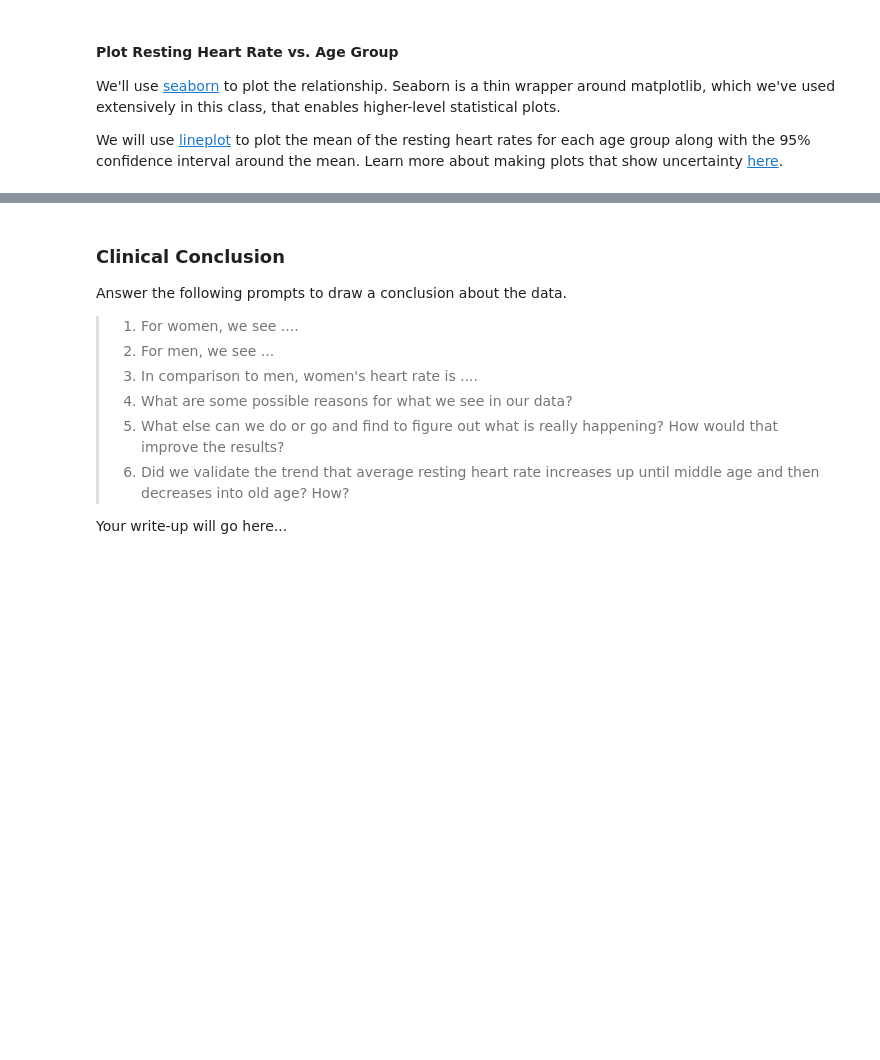
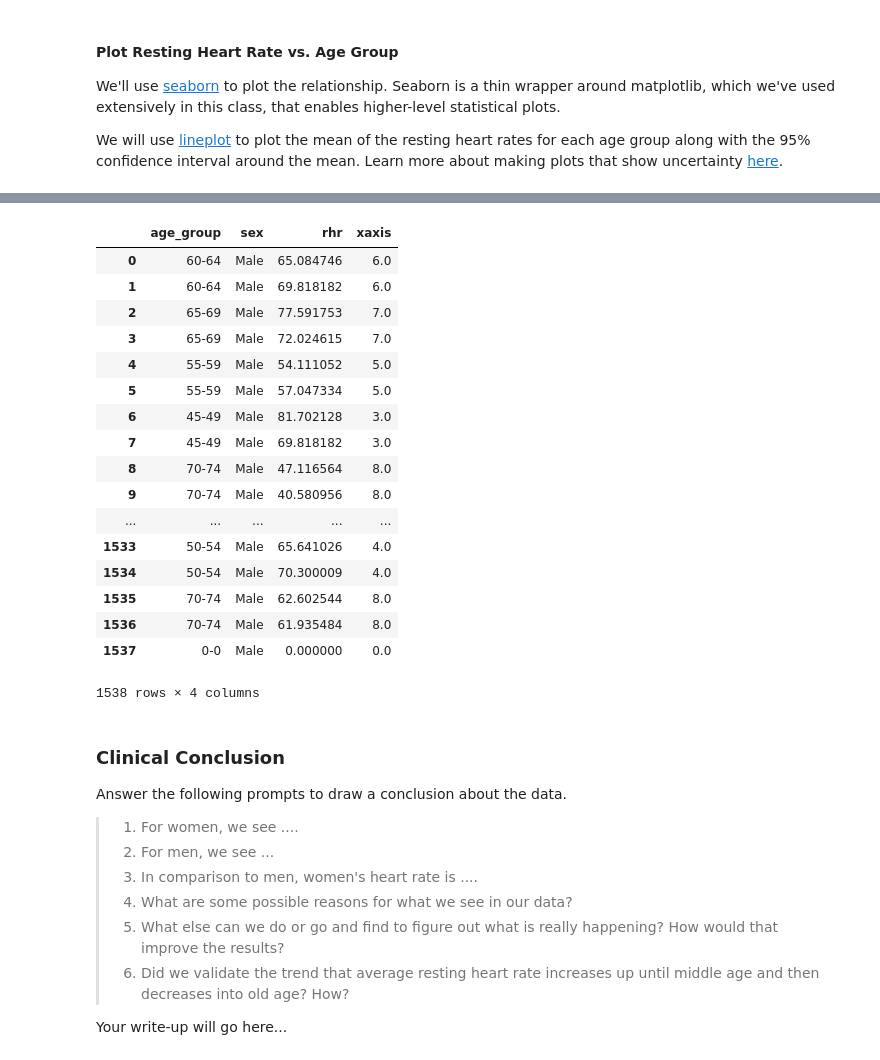
Before and after one commit to ricefields/UdaProject4, a Jupyter notebook: clinical_app_starter.ipynb, the cells around one changed output, grey strips where cells are left out. Saved outputs shown, nothing was run; the diff lists cells and outputs as text; code cells hidden in the pictures; blank space fills up the shorter version.

```diff
--- a/clinical_app_starter.ipynb
+++ b/clinical_app_starter.ipynb
@@ -139,3 +148,24 @@ _ = plt.xticks(np.arange(len(labels)), labels)
+# %%
+df
+# %% [output]
+|  | age_group | sex | rhr | xaxis |
+| 0 | 60-64 | Male | 65.084746 | 6.0 |
+| 1 | 60-64 | Male | 69.818182 | 6.0 |
+| 2 | 65-69 | Male | 77.591753 | 7.0 |
+| 3 | 65-69 | Male | 72.024615 | 7.0 |
+| 4 | 55-59 | Male | 54.111052 | 5.0 |
+| 5 | 55-59 | Male | 57.047334 | 5.0 |
+| 6 | 45-49 | Male | 81.702128 | 3.0 |
+| 7 | 45-49 | Male | 69.818182 | 3.0 |
+| 8 | 70-74 | Male | 47.116564 | 8.0 |
+| 9 | 70-74 | Male | 40.580956 | 8.0 |
+| ... | ... | ... | ... | ... |
+| 1533 | 50-54 | Male | 65.641026 | 4.0 |
+| 1534 | 50-54 | Male | 70.300009 | 4.0 |
+| 1535 | 70-74 | Male | 62.602544 | 8.0 |
+| 1536 | 70-74 | Male | 61.935484 | 8.0 |
+| 1537 | 0-0 | Male | 0.000000 | 0.0 |
+1538 rows × 4 columns
 # %% [markdown]
 ### Clinical Conclusion
 Answer the following prompts to draw a conclusion about the data.
```
Also changed, not shown: parts of 4 cells of this notebook.
